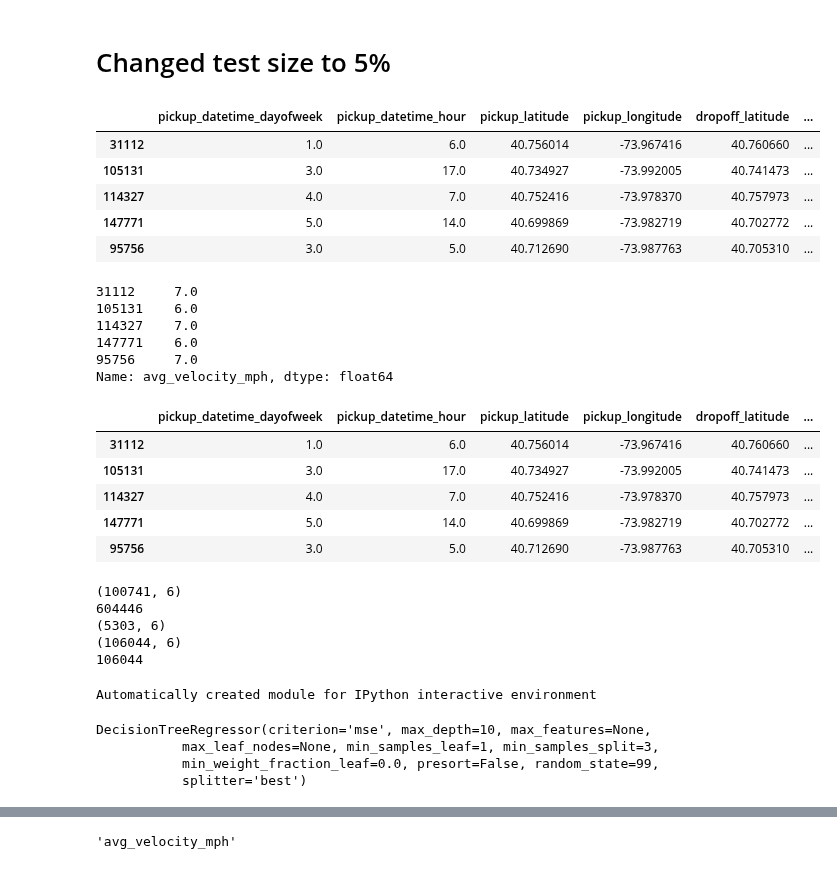
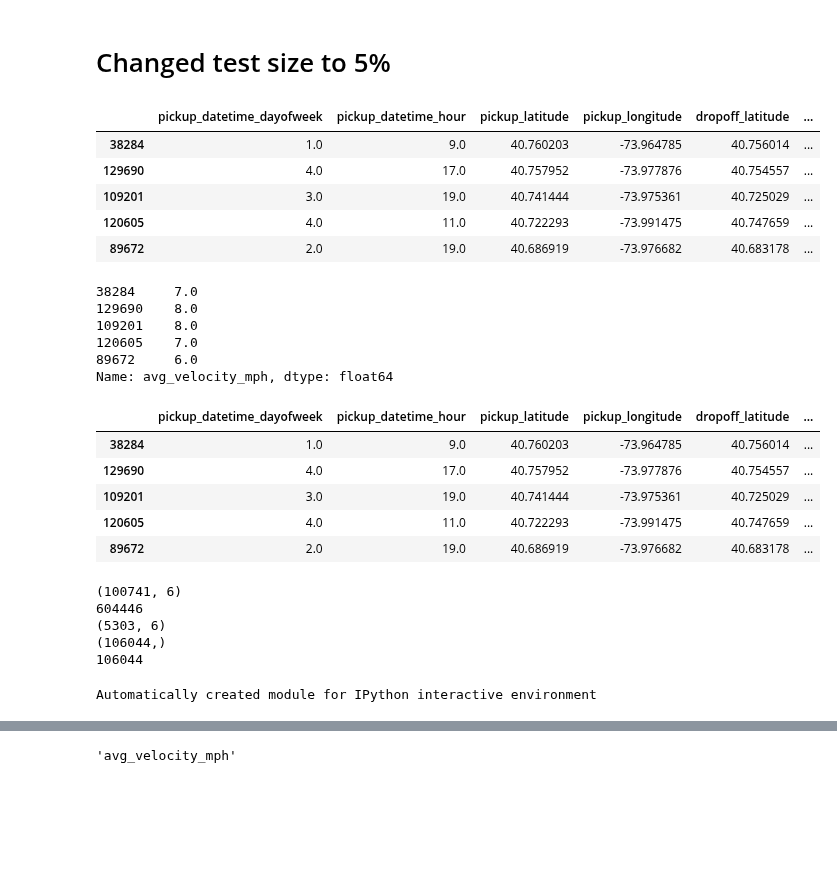
Before and after one commit to nikhase/nyc-taxi, a Jupyter notebook: weeklyBikeAnalysis.ipynb, the cells around one changed output, grey strips where cells are left out. Cells and saved outputs as stored; diff of their text form; code cells hidden in the pictures; blank space fills up the shorter version.

```diff
--- a/weeklyBikeAnalysis.ipynb
+++ b/weeklyBikeAnalysis.ipynb
@@ -787,23 +837,30 @@ y = time_regression_df["avg_velocity_mph"]
 X = time_regression_df.ix[:,0:6]
 X_train, X_test, y_train, y_test = cv.train_test_split(X, y,test_size=0.05,random_state=0)
+# %%
+from sklearn import cross_validation as cv
+time_regression_df_train, time_regression_df_test = cv.train_test_split(time_regression_df, test_size=0.05, random_state=99)
+y_train = time_regression_df_train['avg_velocity_mph']
+x_train = time_regression_df_train.ix[:, 0:6]
+y_test = time_regression_df_test['avg_velocity_mph']
+x_test = time_regression_df_test.ix[:, 0:6]
 # %% [markdown]
 # Changed test size to 5%
 # %%
-X_test.head()
+x_test.head()
 # %% [output]
 |  | pickup_datetime_dayofweek | pickup_datetime_hour | pickup_latitude | pickup_longitude | dropoff_latitude | ... |
-| 31112 | 1.0 | 6.0 | 40.756014 | -73.967416 | 40.760660 | ... |
-| 105131 | 3.0 | 17.0 | 40.734927 | -73.992005 | 40.741473 | ... |
-| 114327 | 4.0 | 7.0 | 40.752416 | -73.978370 | 40.757973 | ... |
-| 147771 | 5.0 | 14.0 | 40.699869 | -73.982719 | 40.702772 | ... |
-| 95756 | 3.0 | 5.0 | 40.712690 | -73.987763 | 40.705310 | ... |
+| 38284 | 1.0 | 9.0 | 40.760203 | -73.964785 | 40.756014 | ... |
+| 129690 | 4.0 | 17.0 | 40.757952 | -73.977876 | 40.754557 | ... |
+| 109201 | 3.0 | 19.0 | 40.741444 | -73.975361 | 40.725029 | ... |
+| 120605 | 4.0 | 11.0 | 40.722293 | -73.991475 | 40.747659 | ... |
+| 89672 | 2.0 | 19.0 | 40.686919 | -73.976682 | 40.683178 | ... |
 # %%
 y_test.head()
 # %% [output]
-31112     7.0
-105131    6.0
-114327    7.0
-147771    6.0
-95756     7.0
+38284     7.0
+129690    8.0
+109201    8.0
+120605    7.0
+89672     6.0
 Name: avg_velocity_mph, dtype: float64
 # %%
@@ -811,12 +868,12 @@ Xy_test = pd.concat([X_test, y_test], axis=1)
 # %%
-Xy_test.head()
+xy_test.head()
 # %% [output]
 |  | pickup_datetime_dayofweek | pickup_datetime_hour | pickup_latitude | pickup_longitude | dropoff_latitude | ... |
-| 31112 | 1.0 | 6.0 | 40.756014 | -73.967416 | 40.760660 | ... |
-| 105131 | 3.0 | 17.0 | 40.734927 | -73.992005 | 40.741473 | ... |
-| 114327 | 4.0 | 7.0 | 40.752416 | -73.978370 | 40.757973 | ... |
-| 147771 | 5.0 | 14.0 | 40.699869 | -73.982719 | 40.702772 | ... |
-| 95756 | 3.0 | 5.0 | 40.712690 | -73.987763 | 40.705310 | ... |
+| 38284 | 1.0 | 9.0 | 40.760203 | -73.964785 | 40.756014 | ... |
+| 129690 | 4.0 | 17.0 | 40.757952 | -73.977876 | 40.754557 | ... |
+| 109201 | 3.0 | 19.0 | 40.741444 | -73.975361 | 40.725029 | ... |
+| 120605 | 4.0 | 11.0 | 40.722293 | -73.991475 | 40.747659 | ... |
+| 89672 | 2.0 | 19.0 | 40.686919 | -73.976682 | 40.683178 | ... |
 # %%
 #Xy_test.to_csv('taxi_tree_test_Xy_20130506-12.csv')
 #X_test.to_csv('taxi_tree_test_X_20130506-12.csv')
@@ -831,14 +888,14 @@ y_test.to_csv('bike_tree_test_y_20140506-11.csv')
 # %%
 # Xy_test_sample.head()
 # %%
-print(X_train.shape)
-print(X_train.size)
-print(X_test.shape)
-print(X.shape)
-print(X_train.shape[0]+X_test.shape[0])
+print(x_train.shape)
+print(x_train.size)
+print(x_test.shape)
+print(x.shape)
+print(x_train.shape[0]+x_test.shape[0])
 # %% [output]
 (100741, 6)
 604446
 (5303, 6)
-(106044, 6)
+(106044,)
 106044
@@ -848,21 +902,9 @@ t = time.time()
 # %%
 print(__doc__)
-
+import time
 # Import the necessary modules and libraries
 from sklearn.tree import DecisionTreeRegressor
 import numpy as np
 import matplotlib.pyplot as plt
-
-#features = ['pickup_latitude', 'pickup_longitude', 'dropoff_latitude', 'dropoff_longitude','pickup_datetime']
-#print("* features:", features, sep="\n")
-
-
-regtree = DecisionTreeRegressor(min_samples_split=3, random_state=99, max_depth=10)# formerly 15. 15 is reasonable
-                                                                                     # random states: 99
-regtree.fit(X_train, y_train)
 # %% [output]
 Automatically created module for IPython interactive environment
-DecisionTreeRegressor(criterion='mse', max_depth=10, max_features=None,
-           max_leaf_nodes=None, min_samples_leaf=1, min_samples_split=3,
-           min_weight_fraction_leaf=0.0, presort=False, random_state=99,
-           splitter='best')
```
Also changed, not shown: parts of 44 cells of this notebook.
